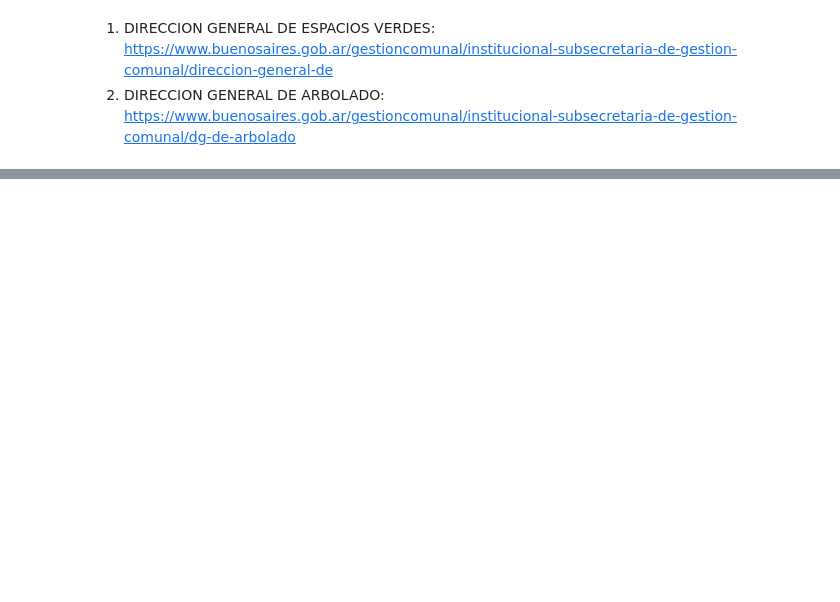
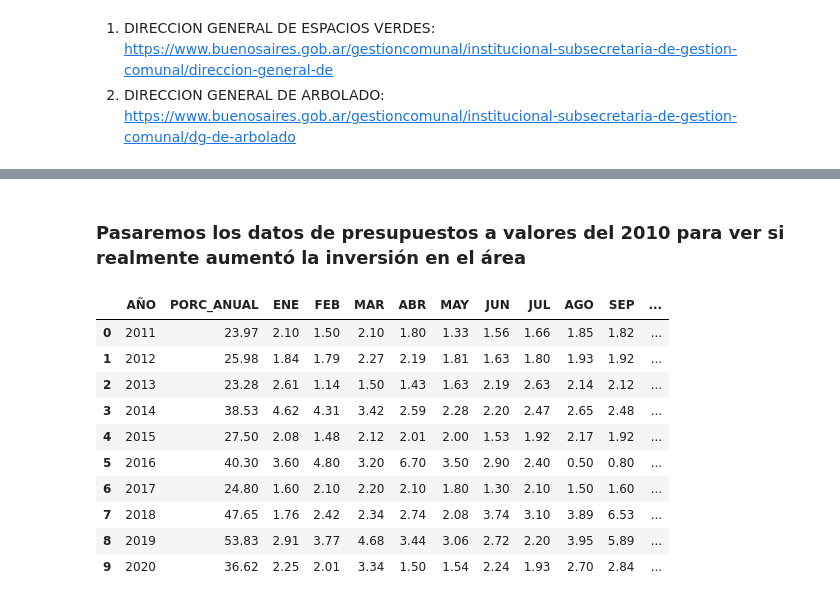
Before and after one commit to tomasdestefano/data_science_clusterai2020_destefano, a Jupyter notebook: presupuestos/eda_presupuestos.ipynb, the cells around one changed output, grey strips where cells are left out. Saved outputs shown, nothing was run; the diff lists cells and outputs as text; code cells hidden in the pictures; blank space fills up the shorter version.

```diff
--- a/presupuestos/eda_presupuestos.ipynb
+++ b/presupuestos/eda_presupuestos.ipynb
@@ -12,6 +16,7 @@ InteractiveShell.ast_node_interactivity = "all"
 pd.set_option('display.max_colwidth', -1)
 pd.set_option('display.max_rows', 1000)
 pd.set_option('display.max_columns', 1000)
+pd.options.display.float_format = '{:.2f}'.format
 # %%
 import matplotlib.pyplot as plt
 import seaborn as sns
@@ -349,0 +206,30 @@ sunburst(arbolado)
+# %% [markdown]
+### Pasaremos los datos de presupuestos a valores del 2010 para ver si realmente aumentó la inversión en el área
+# %%
+# http://estudiodelamo.com/inflacion-argentina-anual-mensual-2020/
+
+header = ["AÑO","PORC_ANUAL", "ENE","FEB","MAR","ABR","MAY","JUN","JUL","AGO","SEP","OCT","NOV","DIC"]
+inflacion = pd.DataFrame(([ 2011,  23.97, 2.10, 1.50, 2.10, 1.80, 1.33, 1.56, 1.66, 1.85, 1.82, 1.52, 1.46, 1.86],
+                          [ 2012,  25.98, 1.84, 1.79, 2.27, 2.19, 1.81, 1.63, 1.80, 1.93, 1.92, 1.72, 1.81, 2.04],
+                          [ 2013,  23.28, 2.61, 1.14, 1.50, 1.43, 1.63, 2.19, 2.63, 2.14, 2.12, 2.11, 2.38, 3.30],
+                          [ 2014,  38.53, 4.62, 4.31, 3.42, 2.59, 2.28, 2.20, 2.47, 2.65, 2.48, 2.25, 1.86, 1.87],
+                          [ 2015,  27.50, 2.08, 1.48, 2.12, 2.01, 2.00, 1.53, 1.92, 2.17, 1.92, 1.52, 2.20, 3.80],
+                          [ 2016,  40.30, 3.60, 4.80, 3.20, 6.70, 3.50, 2.90, 2.40, 0.50, 0.80, 2.90, 1.90, 1.60],
+                          [ 2017,  24.80, 1.60, 2.10, 2.20, 2.10, 1.80, 1.30, 2.10, 1.50, 1.60, 1.50, 1.40, 3.10],
+                          [ 2018,  47.65, 1.76, 2.42, 2.34, 2.74, 2.08, 3.74, 3.10, 3.89, 6.53, 5.39, 3.15, 2.57],
+                          [ 2019,  53.83, 2.91, 3.77, 4.68, 3.44, 3.06, 2.72, 2.20, 3.95, 5.89, 3.29, 4.25, 3.74],
+                          [ 2020,  36.62, 2.25, 2.01, 3.34, 1.50, 1.54, 2.24, 1.93, 2.70, 2.84,]), columns=header)
+
+inflacion
+# %% [output]
+|  | AÑO | PORC_ANUAL | ENE | FEB | MAR | ABR | MAY | JUN | JUL | AGO | SEP | ... |
+| 0 | 2011 | 23.97 | 2.10 | 1.50 | 2.10 | 1.80 | 1.33 | 1.56 | 1.66 | 1.85 | 1.82 | ... |
+| 1 | 2012 | 25.98 | 1.84 | 1.79 | 2.27 | 2.19 | 1.81 | 1.63 | 1.80 | 1.93 | 1.92 | ... |
+| 2 | 2013 | 23.28 | 2.61 | 1.14 | 1.50 | 1.43 | 1.63 | 2.19 | 2.63 | 2.14 | 2.12 | ... |
+| 3 | 2014 | 38.53 | 4.62 | 4.31 | 3.42 | 2.59 | 2.28 | 2.20 | 2.47 | 2.65 | 2.48 | ... |
+| 4 | 2015 | 27.50 | 2.08 | 1.48 | 2.12 | 2.01 | 2.00 | 1.53 | 1.92 | 2.17 | 1.92 | ... |
+| 5 | 2016 | 40.30 | 3.60 | 4.80 | 3.20 | 6.70 | 3.50 | 2.90 | 2.40 | 0.50 | 0.80 | ... |
+| 6 | 2017 | 24.80 | 1.60 | 2.10 | 2.20 | 2.10 | 1.80 | 1.30 | 2.10 | 1.50 | 1.60 | ... |
+| 7 | 2018 | 47.65 | 1.76 | 2.42 | 2.34 | 2.74 | 2.08 | 3.74 | 3.10 | 3.89 | 6.53 | ... |
+| 8 | 2019 | 53.83 | 2.91 | 3.77 | 4.68 | 3.44 | 3.06 | 2.72 | 2.20 | 3.95 | 5.89 | ... |
+| 9 | 2020 | 36.62 | 2.25 | 2.01 | 3.34 | 1.50 | 1.54 | 2.24 | 1.93 | 2.70 | 2.84 | ... |
```
Also changed, not shown: parts of 85 cells of this notebook, 1 other file.
